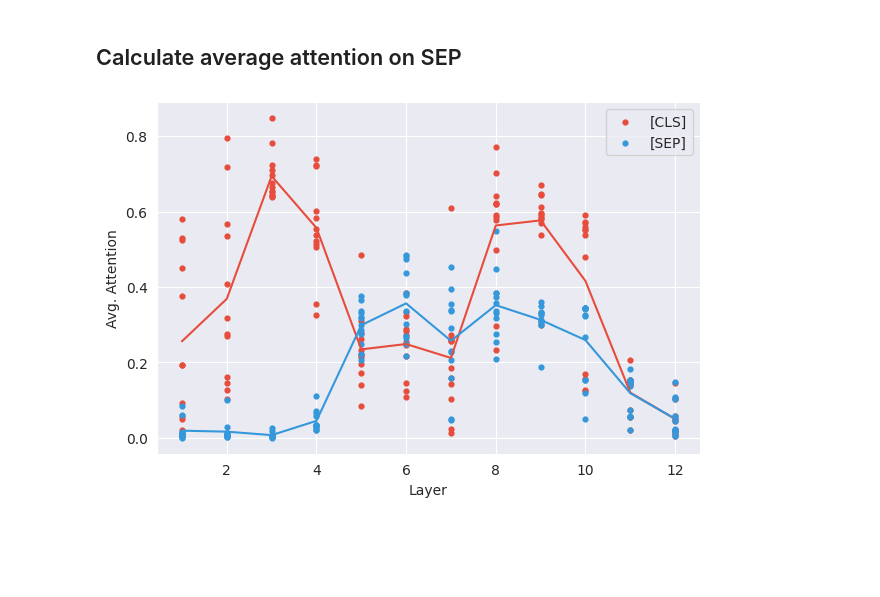
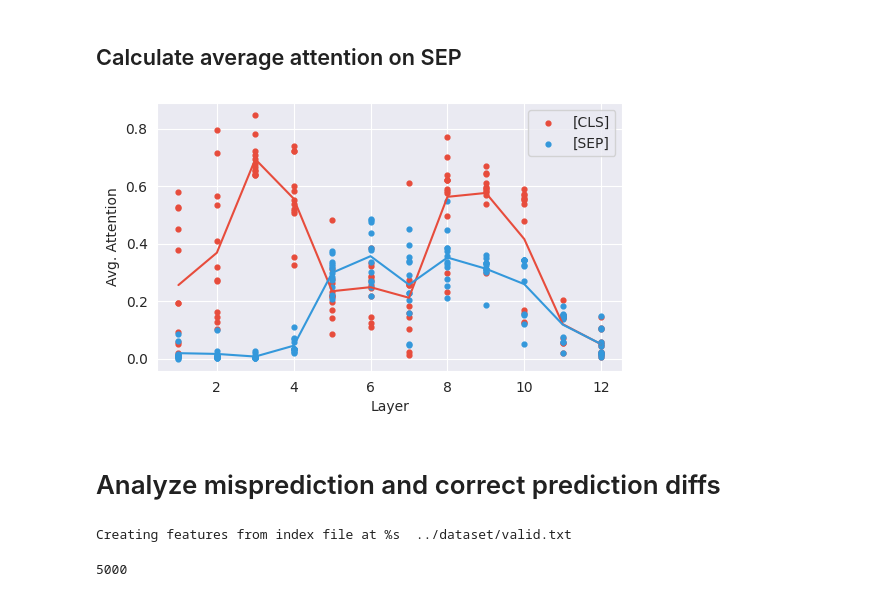
Before and after one commit to Jirigesi/attentionBias, a Jupyter notebook: Clone-detection-BigCloneBench/code/attention_analysis.ipynb, the cells around one changed output. Drawn from its saved outputs; the diff is of its cells as text; code cells hidden in the pictures; blank space fills up the shorter version.

```diff
--- a/Clone-detection-BigCloneBench/code/attention_analysis.ipynb
+++ b/Clone-detection-BigCloneBench/code/attention_analysis.ipynb
@@ -431,32 +434,28 @@ SEP_atten = sep_data/len(data)
 # %%
 avg_attns = {}
 avg_attns = {'cls': CLS_atten, 'sep': SEP_atten}
-# %%
-def get_data_points(head_data):
-  xs, ys, avgs = [], [], []
-  for layer in range(12):
-    for head in range(12):
-      ys.append(head_data[layer, head])
-      xs.append(1 + layer)
-    avgs.append(head_data[layer].mean())
-  return xs, ys, avgs
-
-
-## thi is with 2 enfding functions
-
-def add_line(key, ax, color, label, plot_avgs=True):
-  xs, ys, avgs = get_data_points(avg_attns[key])
-  ax.scatter(xs, ys, s=12, label=label, color=color)
-  if plot_avgs:
-    ax.plot(1 + np.arange(len(avgs)), avgs, color=color)
-  ax.legend(loc="best")
-  ax.set_xlabel("Layer")
-  ax.set_ylabel("Avg. Attention")
-
-
-plt.figure(figsize=(7, 21))
-ax = plt.subplot(4, 1, 1)
-for key, color, label in [ ("cls", RED, "[CLS]"),("sep", BLUE, "[SEP]")]:
-  add_line(key, ax, color, label)
-# %% [output]
-[figure, removed]
+# %%
+plt.figure(figsize=(6, 16))
+ax = plt.subplot(4, 1, 1)
+for key, color, label in [ ("cls", RED, "[CLS]"),("sep", BLUE, "[SEP]")]:
+  add_line(key, ax, color, label)
+# %% [output]
+[figure, added]
+# %% [markdown]
+# Analyze misprediction and correct prediction diffs
+# %%
+test_data_file = "../dataset/valid.txt"
+block_size = 400
+cpu_cont = 16
+pool = multiprocessing.Pool(cpu_cont)
+eval_dataset = load_and_cache_examples(tokenizer,
+                                       test_data_file,
+                                       block_size,
+                                       sample_size=5000,
+                                       evaluate=True,pool=pool)
+# %% [output]
+Creating features from index file at %s  ../dataset/valid.txt
+# %%
+len(eval_dataset)
+# %% [output]
+5000
```
Also changed, not shown: parts of 45 cells of this notebook, 2 other files.
